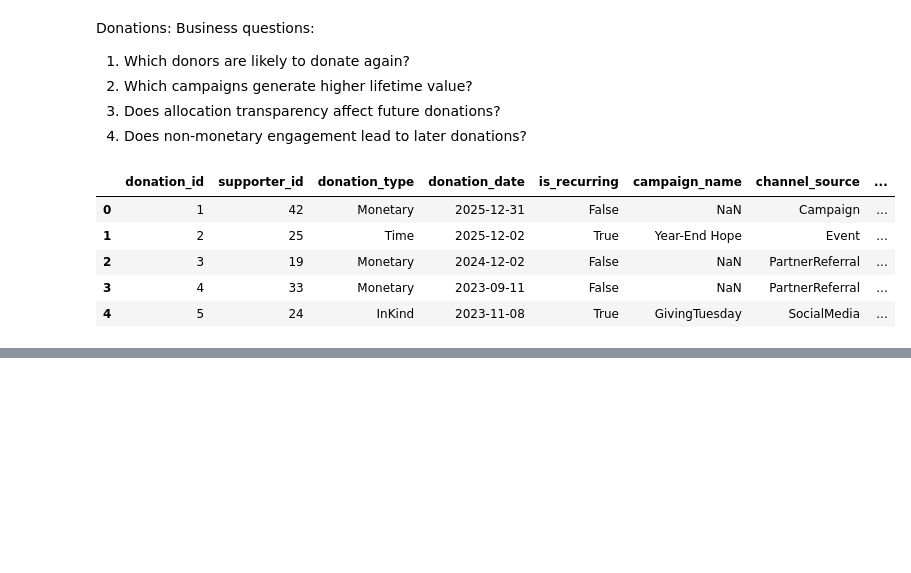
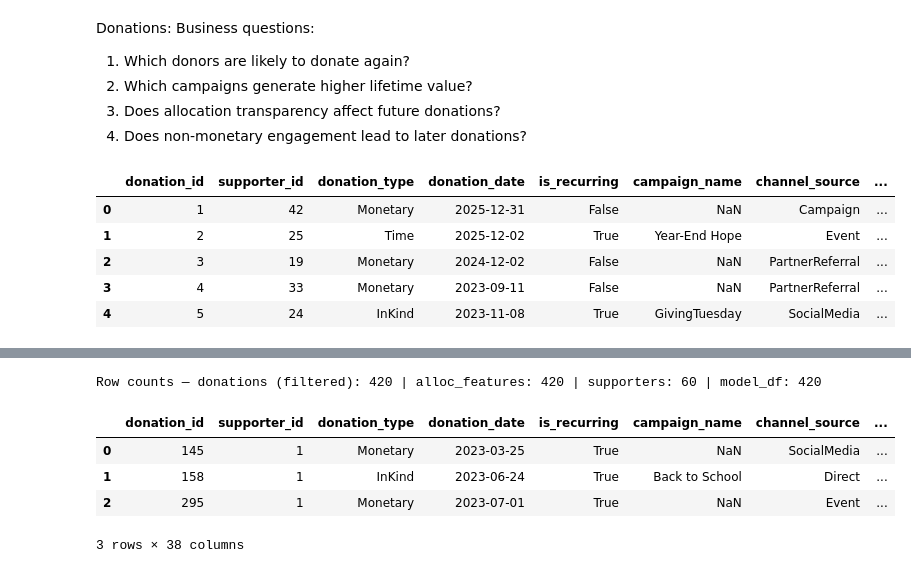
Before and after one commit to Aceluke24/Intex2026, a Jupyter notebook: ML pipelines/jupyter/pipeline1.ipynb, the cells around one changed output, grey strips where cells are left out. Drawn from its saved outputs; the diff is of its cells as text; code cells hidden in the pictures; blank space fills up the shorter version.

```diff
--- a/ML pipelines/jupyter/pipeline1.ipynb
+++ b/ML pipelines/jupyter/pipeline1.ipynb
@@ -80,0 +123,58 @@ assert model_df.set_index("donation_id")["num_allocations"].equals(_alloc_counts
+# %%
+_alloc_merge = alloc_features.drop(columns=["donation_value"], errors="ignore")
+
+model_df = donations.merge(
+    _alloc_merge,
+    on="donation_id",
+    how="left",
+    validate="one_to_one",
+)
+
+_supporter_for_model = supporters.drop(
+    columns=[
+        "display_name",
+        "organization_name",
+        "first_name",
+        "last_name",
+        "email",
+        "phone",
+    ],
+    errors="ignore",
+)
+
+model_df = model_df.merge(
+    _supporter_for_model,
+    on="supporter_id",
+    how="left",
+    validate="many_to_one",
+)
+
+model_df = model_df.sort_values(["supporter_id", "donation_date"]).reset_index(drop=True)
+
+print(
+    "Row counts — donations (filtered):",
+    len(donations),
+    "| alloc_features:",
+    len(alloc_features),
+    "| supporters:",
+    len(supporters),
+    "| model_df:",
+    len(model_df),
+)
+
+model_df["is_non_monetary"] = model_df["donation_type"].ne("Monetary")
+_nm_cum = model_df.groupby("supporter_id")["is_non_monetary"].cumsum()
+model_df["prior_non_monetary_count"] = (
+    _nm_cum - model_df["is_non_monetary"].astype(int)
+).clip(lower=0)
+model_df["prior_donation_index"] = model_df.groupby("supporter_id").cumcount()
+model_df["next_donation_type"] = model_df.groupby("supporter_id")["donation_type"].shift(-1)
+
+model_df.head(3)
+# %% [output]
+Row counts — donations (filtered): 420 | alloc_features: 420 | supporters: 60 | model_df: 420
+|  | donation_id | supporter_id | donation_type | donation_date | is_recurring | campaign_name | channel_source | ... |
+| 0 | 145 | 1 | Monetary | 2023-03-25 | True | NaN | SocialMedia | ... |
+| 1 | 158 | 1 | InKind | 2023-06-24 | True | Back to School | Direct | ... |
+| 2 | 295 | 1 | Monetary | 2023-07-01 | True | NaN | Event | ... |
+3 rows × 38 columns
```
Also changed, not shown: parts of 16 cells of this notebook.
